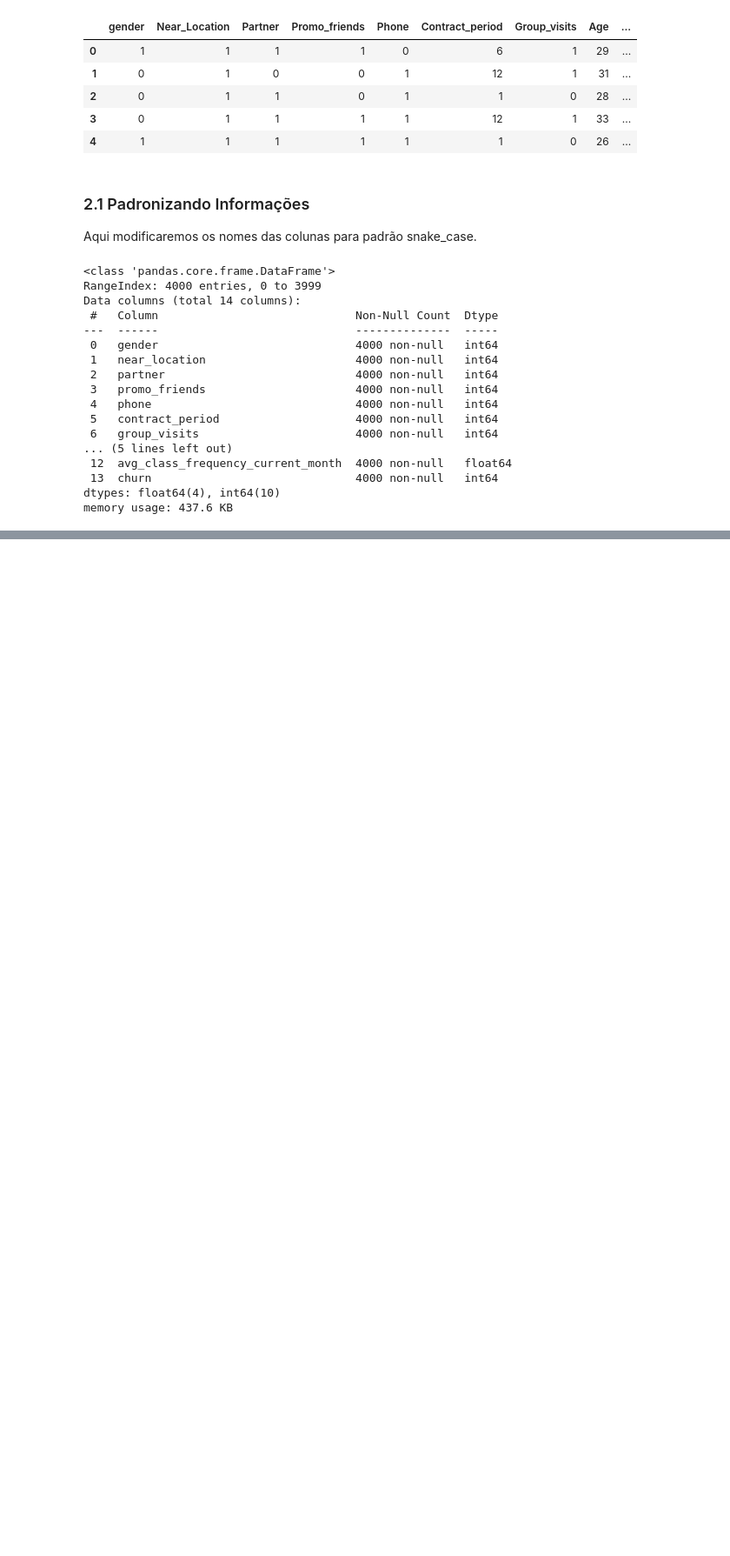
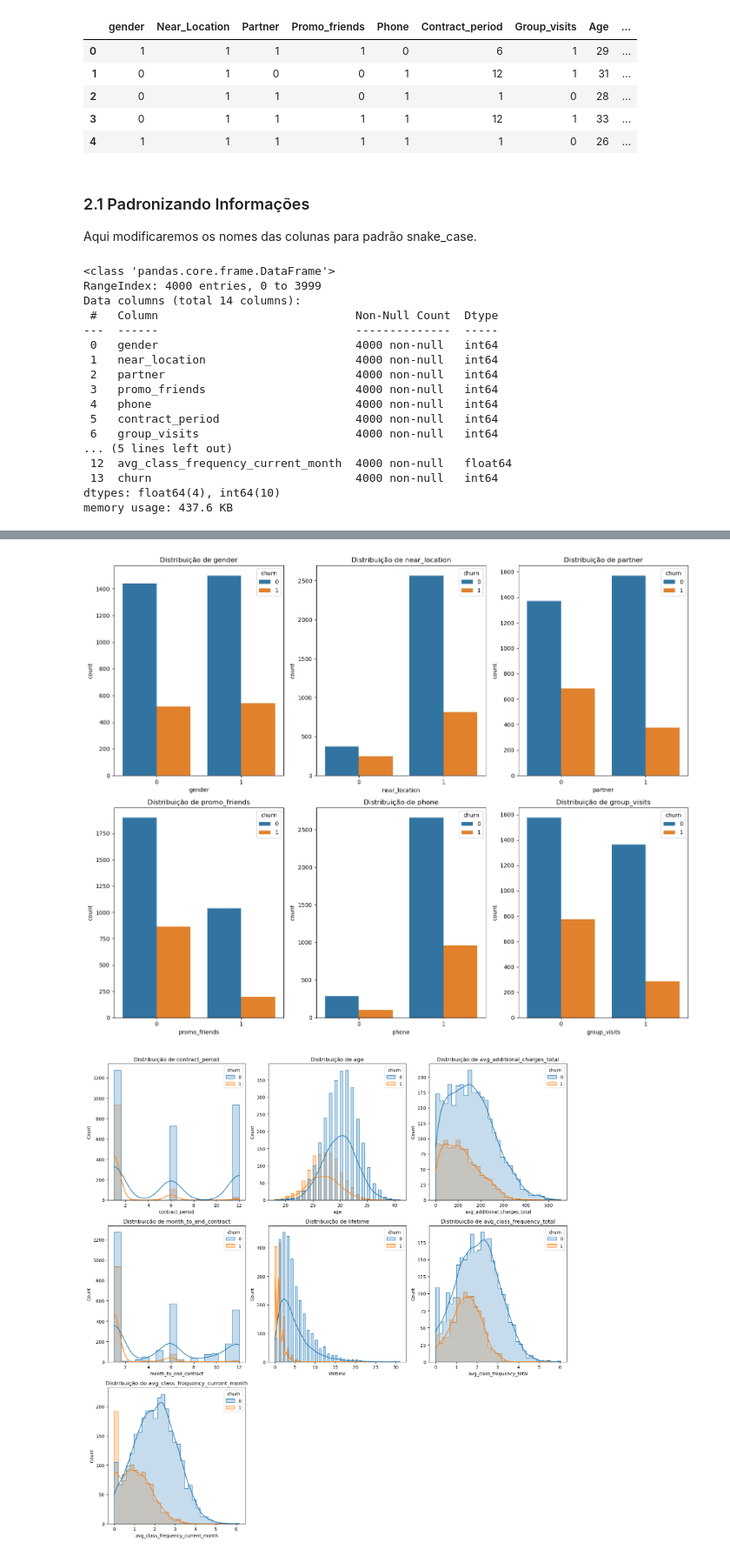
Before and after one commit to fabcmc/Tripleten-Projects, a Jupyter notebook: Sprint 13/project_sprint_13.ipynb, the cells around one changed output, grey strips where cells are left out. Shown at 87% size. Drawn from its saved outputs; the diff is of its cells as text; code cells hidden in the pictures; blank space fills up the shorter version.

Commit message:
Editing sprint 13 project up to histograms and distributions (3.3)

```diff
--- a/Sprint 13/project_sprint_13.ipynb
+++ b/Sprint 13/project_sprint_13.ipynb
@@ -91,0 +172,27 @@ memory usage: 437.6 KB
+# %%
+# Definindo as colunas para plotagem (dividindo entre binárias e numéricas para melhor visualização)
+binary_cols = ['gender', 'near_location', 'partner', 'promo_friends', 'phone', 'group_visits']
+numeric_cols = ['contract_period', 'age', 'avg_additional_charges_total',
+                'month_to_end_contract', 'lifetime',
+                'avg_class_frequency_total', 'avg_class_frequency_current_month']
+
+# Plotando variáveis binárias (Gráficos de Barra)
+plt.figure(figsize=(15, 12))
+for i, col in enumerate(binary_cols):
+    plt.subplot(2, 3, i + 1)
+    sns.countplot(data=df_gym_churn, x=col, hue='churn')
+    plt.title(f'Distribuição de {col}')
+plt.tight_layout()
+plt.show()
+
+# Plotando variáveis numéricas (Histogramas/KDE)
+plt.figure(figsize=(15, 15))
+for i, col in enumerate(numeric_cols):
+    plt.subplot(3, 3, i + 1)
+    sns.histplot(data=df_gym_churn, x=col, hue='churn', kde=True, element="step")
+    plt.title(f'Distribuição de {col}')
+plt.tight_layout()
+plt.show()
+# %% [output]
+[figure, added]
+[figure, added]
```
Also changed, not shown: parts of 5 cells of this notebook.
